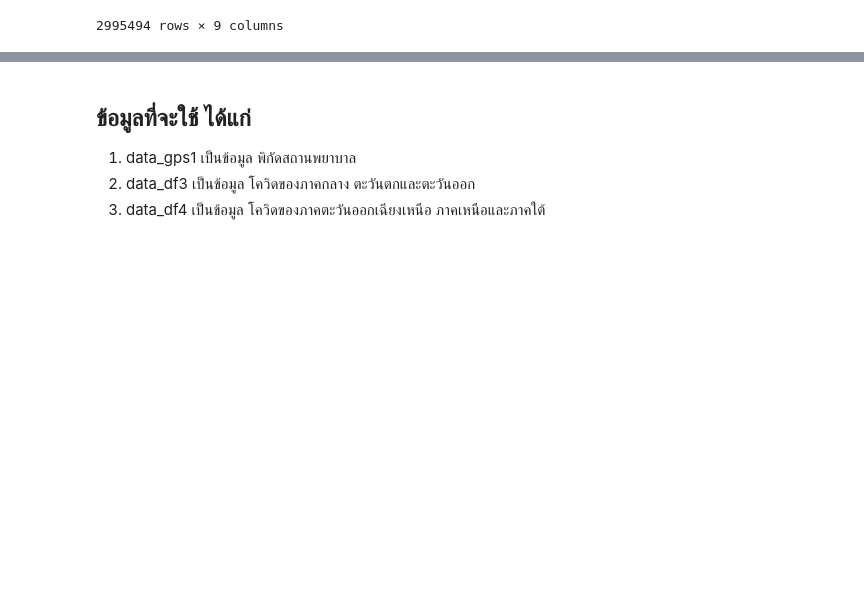
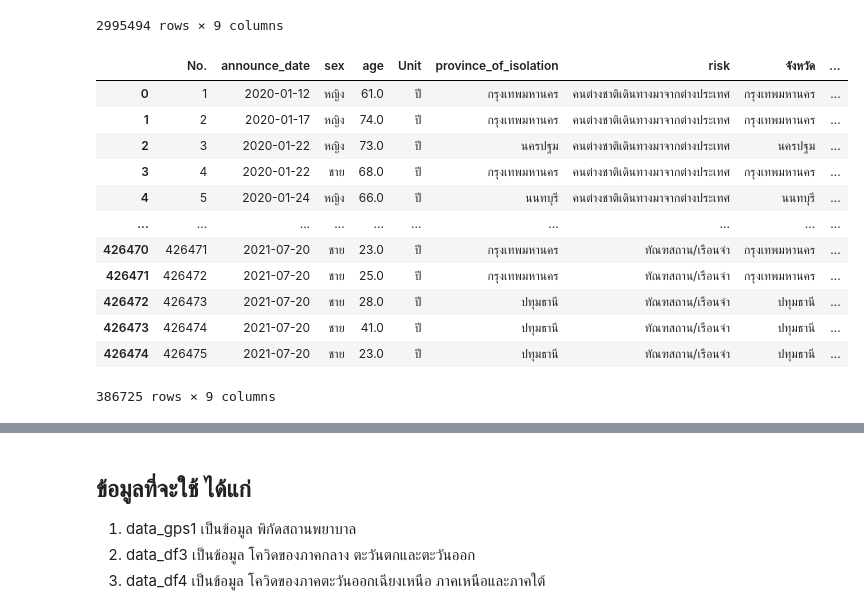
Before and after one commit to Jittiya/data_viz_2022, a Jupyter notebook: Project.ipynb, the cells around one changed output, grey strips where cells are left out. Saved outputs shown, nothing was run; the diff lists cells and outputs as text; code cells hidden in the pictures; blank space fills up the shorter version.

```diff
--- a/Project.ipynb
+++ b/Project.ipynb
@@ -646,3 +646,20 @@ data_df
 | 3276042 | 3276043 | 2022-03-17 | ชาย | 52.0 | ปี | กรุงเทพมหานคร | สัมผัสใกล้ชิดกับผู้ป่วยยืนยันรายก... | กรุงเทพมหานคร | ... |
 | 3276043 | 3276044 | 2022-03-17 | ชาย | 34.0 | ปี | กรุงเทพมหานคร | ไปสถานที่ชุมชน เช่น ตลาดนัด สถานท... | กรุงเทพมหานคร | ... |
 2995494 rows × 9 columns
+# %%
+data_df1 = data_df[(data_df['announce_date']>='2020-01-12') & (data_df['announce_date']<='2021-07-20')]  ### เลือกข้อมูล announce_date วันที่ 12 ม.ค. 2020 ถึง 20 ก.ค. 2021
+data_df1 ## แสดงข้อมูล
+# %% [output]
+|  | No. | announce_date | sex | age | Unit | province_of_isolation | risk | จังหวัด | ... |
+| 0 | 1 | 2020-01-12 | หญิง | 61.0 | ปี | กรุงเทพมหานคร | คนต่างชาติเดินทางมาจากต่างประเทศ | กรุงเทพมหานคร | ... |
+| 1 | 2 | 2020-01-17 | หญิง | 74.0 | ปี | กรุงเทพมหานคร | คนต่างชาติเดินทางมาจากต่างประเทศ | กรุงเทพมหานคร | ... |
+| 2 | 3 | 2020-01-22 | หญิง | 73.0 | ปี | นครปฐม | คนต่างชาติเดินทางมาจากต่างประเทศ | นครปฐม | ... |
+| 3 | 4 | 2020-01-22 | ชาย | 68.0 | ปี | กรุงเทพมหานคร | คนต่างชาติเดินทางมาจากต่างประเทศ | กรุงเทพมหานคร | ... |
+| 4 | 5 | 2020-01-24 | หญิง | 66.0 | ปี | นนทบุรี | คนต่างชาติเดินทางมาจากต่างประเทศ | นนทบุรี | ... |
+| ... | ... | ... | ... | ... | ... | ... | ... | ... | ... |
+| 426470 | 426471 | 2021-07-20 | ชาย | 23.0 | ปี | กรุงเทพมหานคร | ทัณฑสถาน/เรือนจำ | กรุงเทพมหานคร | ... |
+| 426471 | 426472 | 2021-07-20 | ชาย | 25.0 | ปี | กรุงเทพมหานคร | ทัณฑสถาน/เรือนจำ | กรุงเทพมหานคร | ... |
+| 426472 | 426473 | 2021-07-20 | ชาย | 28.0 | ปี | ปทุมธานี | ทัณฑสถาน/เรือนจำ | ปทุมธานี | ... |
+| 426473 | 426474 | 2021-07-20 | ชาย | 41.0 | ปี | ปทุมธานี | ทัณฑสถาน/เรือนจำ | ปทุมธานี | ... |
+| 426474 | 426475 | 2021-07-20 | ชาย | 23.0 | ปี | ปทุมธานี | ทัณฑสถาน/เรือนจำ | ปทุมธานี | ... |
+386725 rows × 9 columns
```
Also changed, not shown: parts of 16 cells of this notebook.
